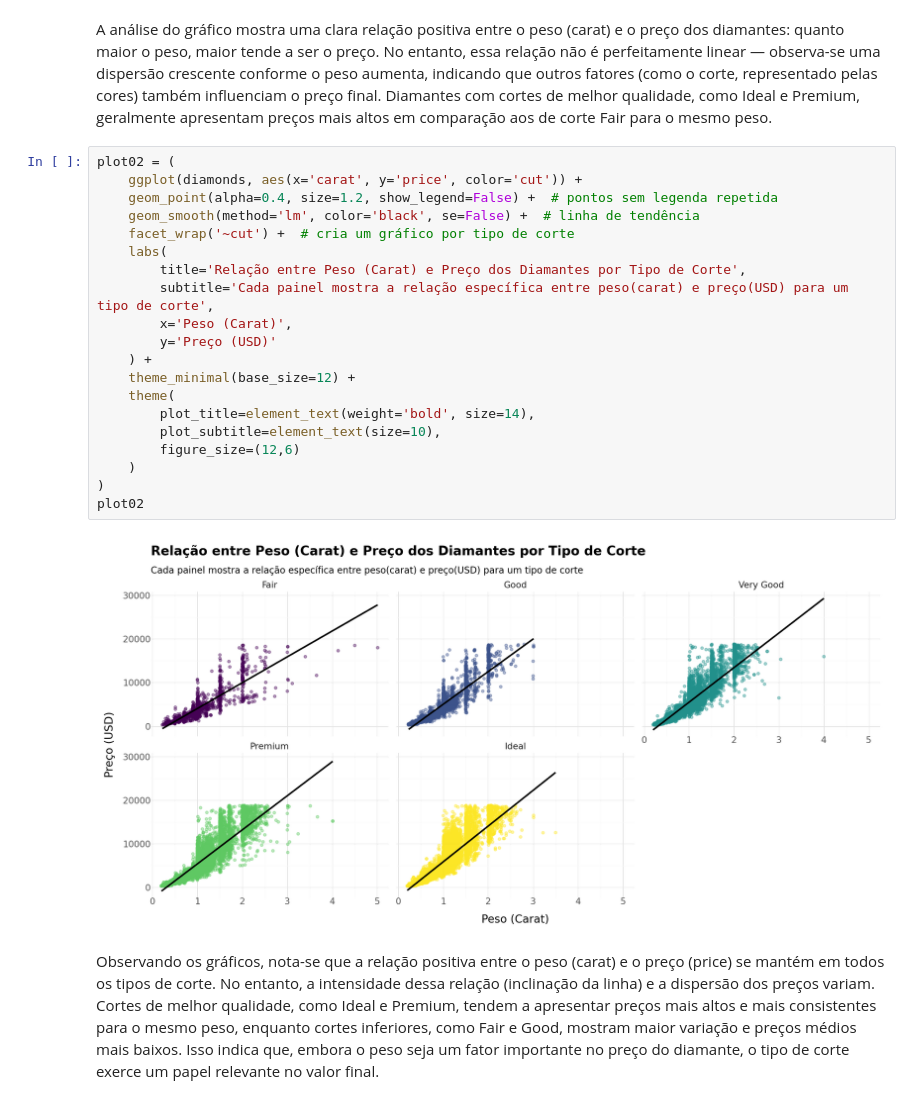
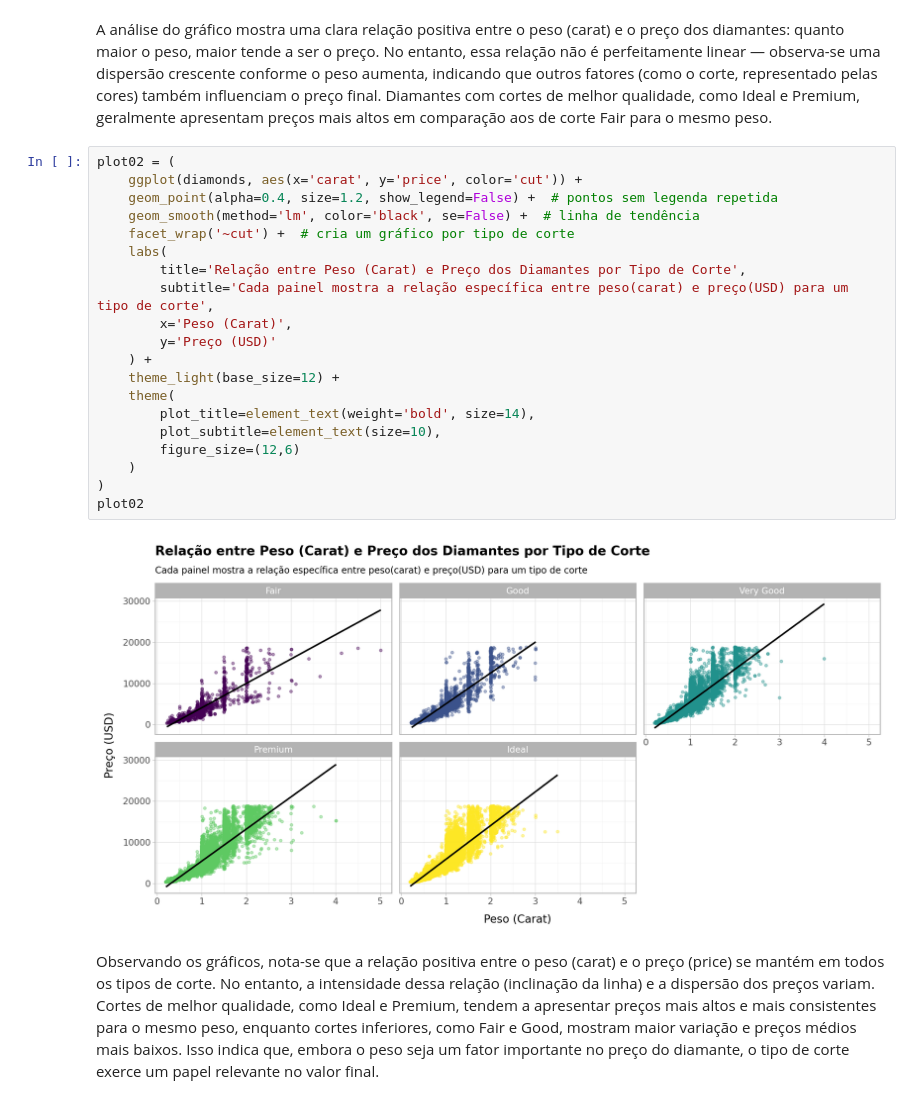
Before and after one commit to rafaelgaribalde/ManipulacaoBancoDados, a Jupyter notebook: Desafio_14/Desafio_14.ipynb, the cells around one changed output. Drawn from its saved outputs; the diff is of its cells as text.

```diff
--- a/Desafio_14/Desafio_14.ipynb
+++ b/Desafio_14/Desafio_14.ipynb
@@ -40,25 +40,25 @@ o preço dos diamantes: quanto maior o peso, maior tende a ser o preço. No enta
 # %%
 plot02 = (
     ggplot(diamonds, aes(x='carat', y='price', color='cut')) +
     geom_point(alpha=0.4, size=1.2, show_legend=False) +  # pontos sem legenda repetida
     geom_smooth(method='lm', color='black', se=False) +  # linha de tendência
     facet_wrap('~cut') +  # cria um gráfico por tipo de corte
     labs(
         title='Relação entre Peso (Carat) e Preço dos Diamantes por Tipo de Corte',
         subtitle='Cada painel mostra a relação específica entre peso(carat) e preço(USD) para um tipo de corte',
         x='Peso (Carat)',
         y='Preço (USD)'
     ) +
-    theme_minimal(base_size=12) +
+    theme_light(base_size=12) +
     theme(
         plot_title=element_text(weight='bold', size=14),
         plot_subtitle=element_text(size=10),
         figure_size=(12,6)
     )
 )
 plot02
 # %% [output]
-[figure, old version]
+[figure, new version]
 # %% [markdown]
 Observando os gráficos, nota-se que a relação positiva entre o peso (carat) e o preço (price) se mantém em todos os tipos de corte. No entanto, a intensidade dessa relação (inclinação da linha) e a dispersão dos preços variam. Cortes de melhor qualidade, como Ideal e Premium, tendem a apresentar preços mais altos e mais consistentes para o mesmo peso, enquanto cortes inferiores, como Fair e Good, mostram maior variação e preços médios mais baixos. Isso indica que, embora o peso seja um fator importante no preço do diamante, o tipo de corte exerce um papel relevante no valor final.
 # %%
```
Also changed, not shown: parts of 3 cells of this notebook, 1 other file.
